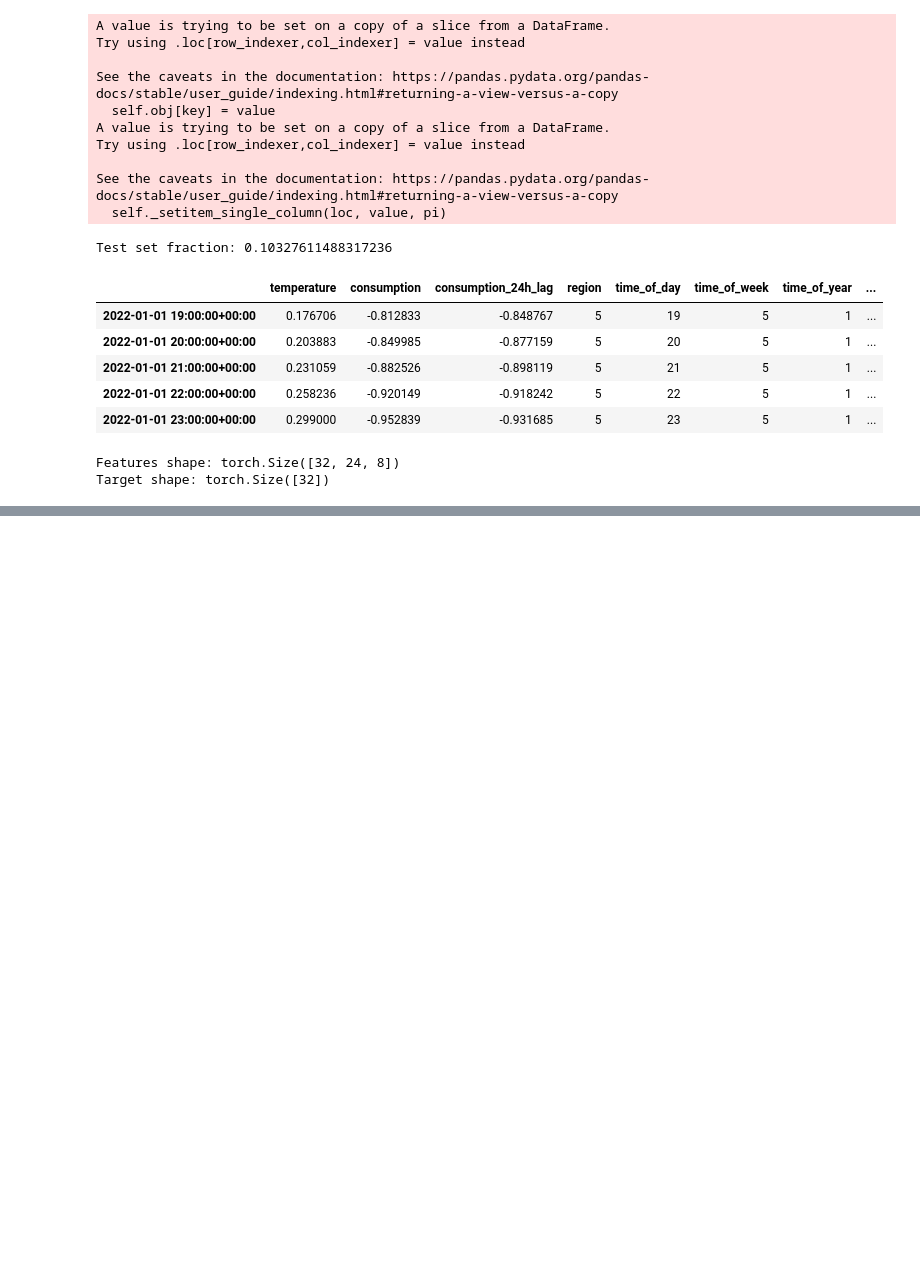
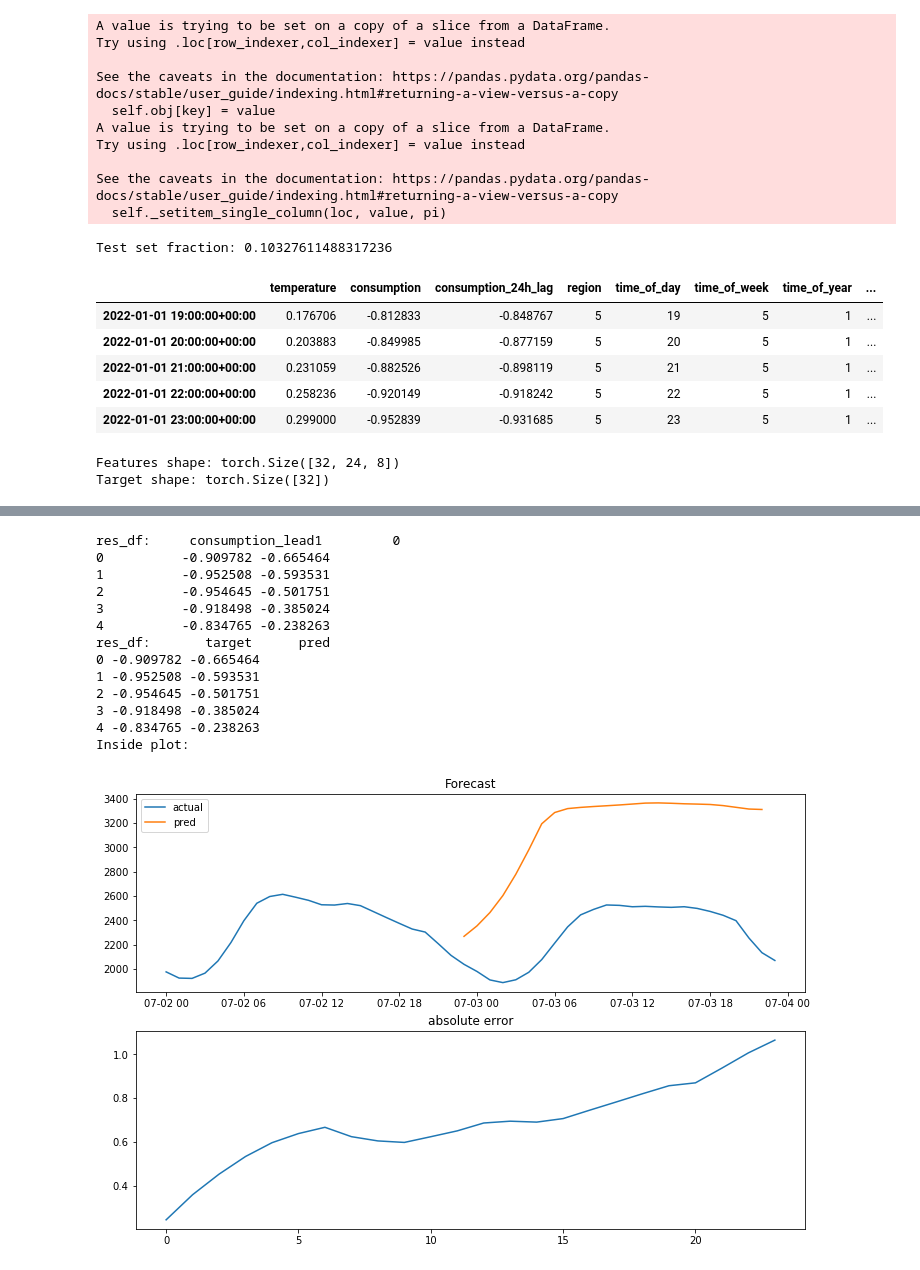
Before and after one commit to Anderzz/it3030, a Jupyter notebook: assignment2/cnn_demo.ipynb, the cells around one changed output, grey strips where cells are left out. Saved outputs shown, nothing was run; the diff lists cells and outputs as text; code cells hidden in the pictures; blank space fills up the shorter version.

```diff
--- a/assignment2/cnn_demo.ipynb
+++ b/assignment2/cnn_demo.ipynb
@@ -392 +425,18 @@ def plot_forecast(test_loader, df_test, mean, std, batch_no, seq_len, fw):
+# %%
+res = plot_forecast(test_loader, df_test, mean, std, 12, 24, 24)
+# %% [output]
+res_df:     consumption_lead1         0
+0          -0.909782 -0.665464
+1          -0.952508 -0.593531
+2          -0.954645 -0.501751
+3          -0.918498 -0.385024
+4          -0.834765 -0.238263
+res_df:       target      pred
+0 -0.909782 -0.665464
+1 -0.952508 -0.593531
+2 -0.954645 -0.501751
+3 -0.918498 -0.385024
+4 -0.834765 -0.238263
+Inside plot:
+[figure, added]
 # %%
```
Also changed, not shown: parts of 4 cells of this notebook, 7 other files.
